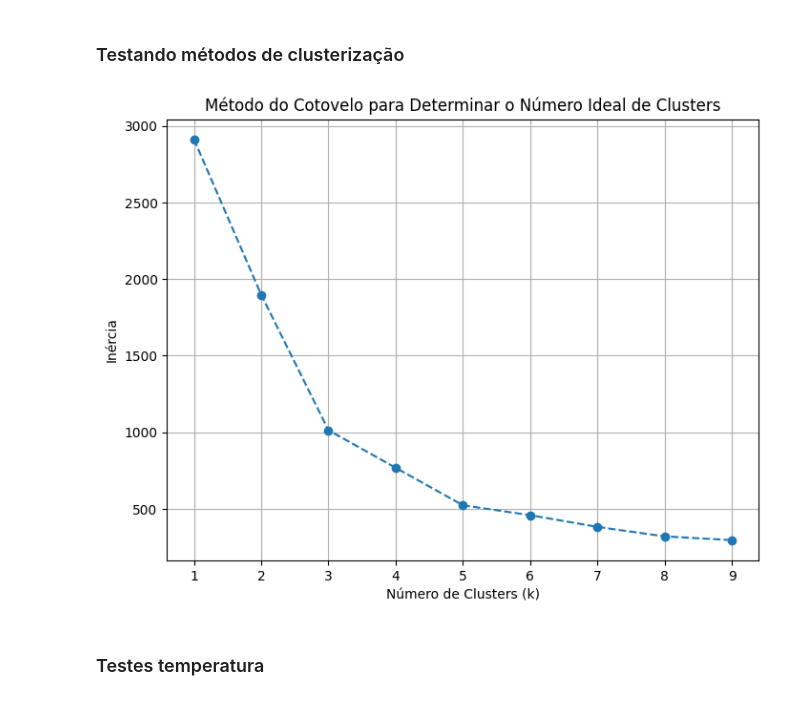
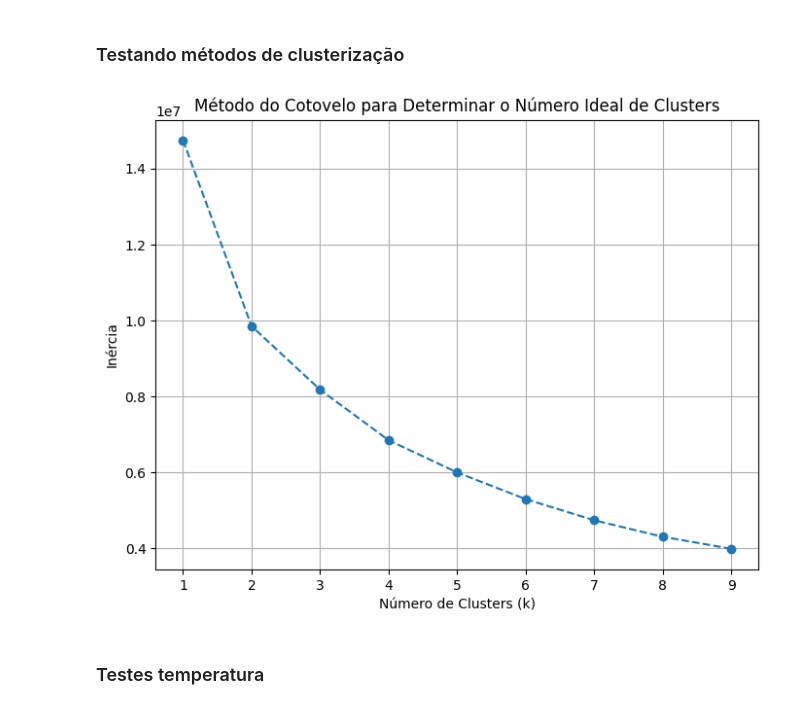
Before and after one commit to zibia-cunha/DengAI_Predicting_MachineLearnII, a Jupyter notebook: dengAI_project.ipynb, the cells around one changed output. Drawn from its saved outputs; the diff is of its cells as text; code cells hidden in the pictures.

```diff
--- a/dengAI_project.ipynb
+++ b/dengAI_project.ipynb
@@ -114,21 +131,21 @@ scaled_data_df = pd.DataFrame(scaled_data, columns=numerical_cols)
 # %%
 inertia_reduced = []
 k_values_reduced = range(1, 10)  # Testando de 1 a 6 clusters
 
 for k in k_values_reduced:
     kmeans = KMeans(n_clusters=k, random_state=42)
-    kmeans.fit(scaled_data_df[['station_avg_temp_c', 'total_cases']])
+    kmeans.fit(numerical_data)
     inertia_reduced.append(kmeans.inertia_)
 
 # Plotando o método do cotovelo com clusters reduzidos
 plt.figure(figsize=(8, 6))
 plt.plot(k_values_reduced, inertia_reduced, marker='o', linestyle='--')
 plt.xlabel('Número de Clusters (k)')
 plt.ylabel('Inércia')
 plt.title('Método do Cotovelo para Determinar o Número Ideal de Clusters')
 plt.grid()
 plt.show()
 # %% [output]
-[figure, old version]
+[figure, new version]
 # %% [markdown]
 ### Testes temperatura
```
Also changed, not shown: parts of 26 cells of this notebook.
